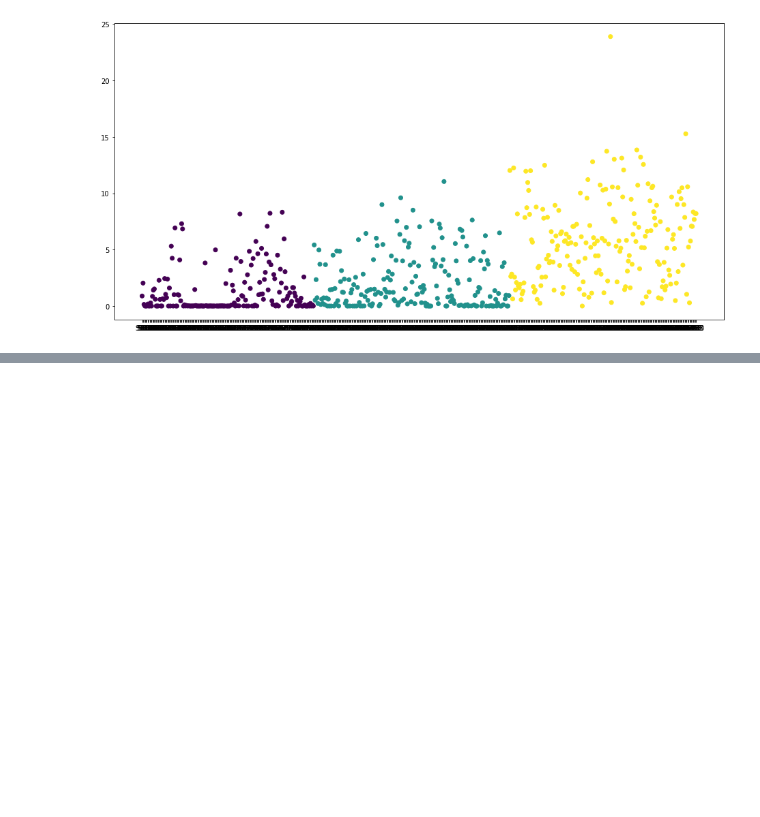
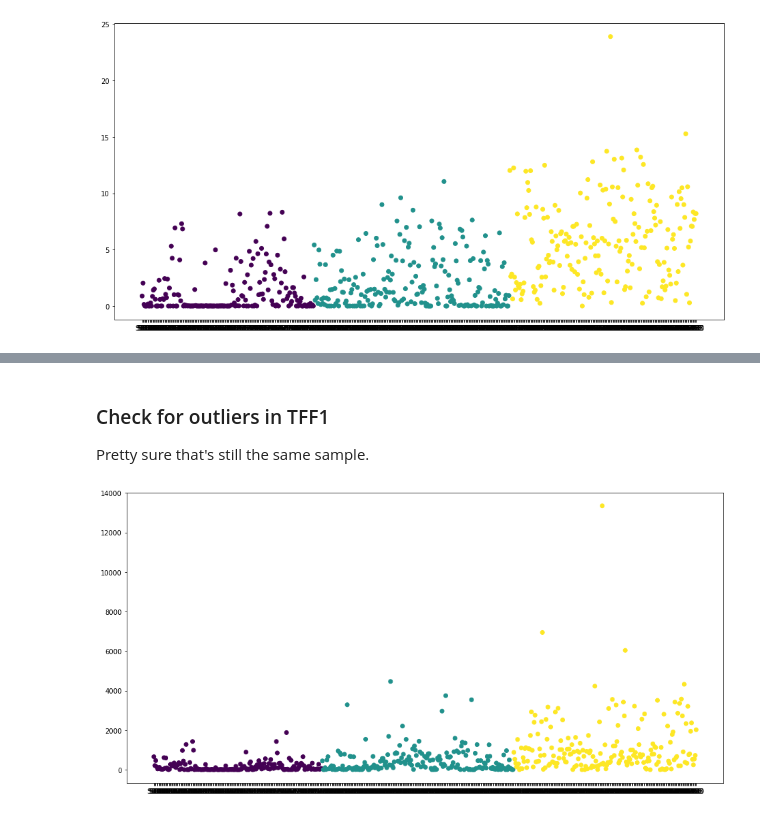
Before and after one commit to WillMc93/Kaggle-Bioassay-Datasets, a Jupyter notebook: Analysis.ipynb, the cells around one changed output, grey strips where cells are left out. Drawn from its saved outputs; the diff is of its cells as text; code cells hidden in the pictures; blank space fills up the shorter version.

```diff
--- a/Analysis.ipynb
+++ b/Analysis.ipynb
@@ -101,0 +112,10 @@ plt.show()
+# %% [markdown]
+### Check for outliers in TFF1
+
+Pretty sure that's still the same sample.
+# %%
+fig, ax = plt.subplots(figsize=(16,8))
+ax.scatter(df_clean['sample_id'], df_clean['TFF1'], c=df_clean['diagnosis'])
+plt.show()
+# %% [output]
+[figure, added]
```
Also changed, not shown: parts of 5 cells of this notebook.
